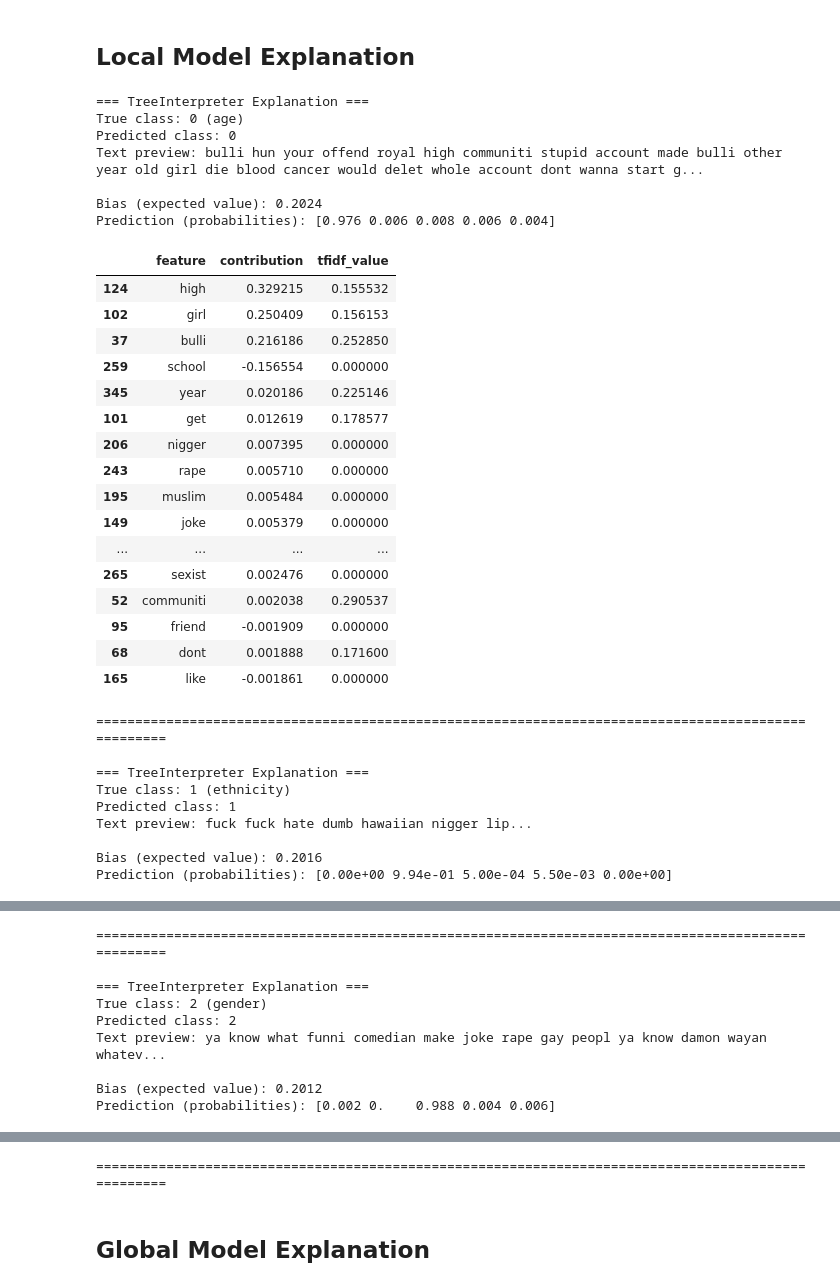
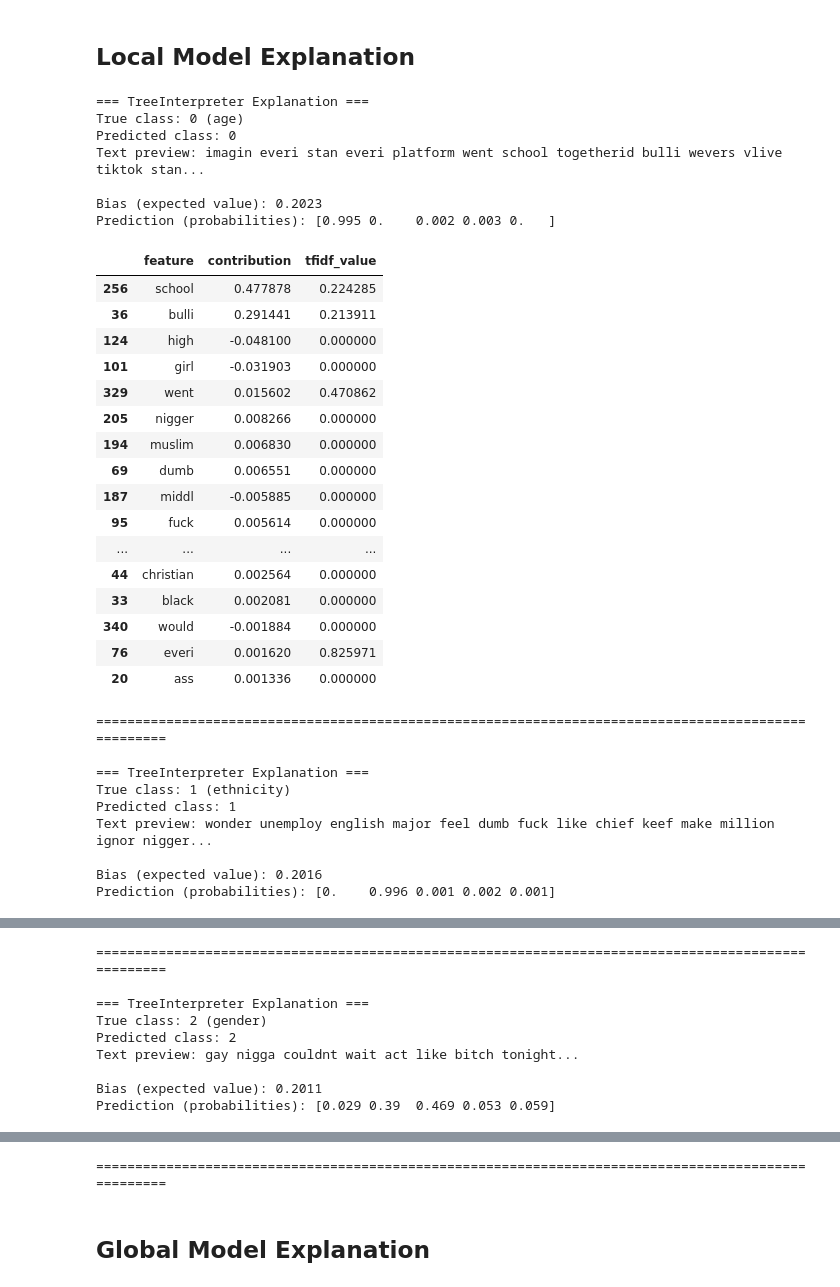
Before and after one commit to msegreto/CyberbullismDetection, a Jupyter notebook: notebook/7_ModelExplanation.ipynb, the cells around one changed output, grey strips where cells are left out. Cells and saved outputs as stored; diff of their text form; code cells hidden in the pictures.

```diff
--- a/notebook/7_ModelExplanation.ipynb
+++ b/notebook/7_ModelExplanation.ipynb
@@ -10,24 +10,23 @@ import random
 import matplotlib.pyplot as plt
 from treeinterpreter import treeinterpreter as ti
 from IPython.display import display
+import sys
+import os
+sys.path.append(os.path.abspath(os.path.join(os.getcwd(), '..')))
+from utils.text_preprocessing import preprocess_text
 
 df_train = pd.read_csv("../dataset/training_set.csv")
-X_text = df_train["text"]
-y_binary = df_train["multiclass_label"]
-
+df_train["text"] = df_train["text"].apply(preprocess_text)
 df_voc = df_train[df_train["multiclass_label"] != "not_cyberbullying"].copy()
-
 label2id = {label: idx for idx, label in enumerate(sorted(df_voc["multiclass_label"].unique()))}
 
 df_filtered = pd.read_csv("../dataset/true_positive.csv")
-
 df_filtered["label_id"] = df_filtered["multiclass_label"].map(label2id)
-X_text_pruned = df_filtered["text"]
+X_text = df_filtered["text"]
 y_multiclass = df_filtered["label_id"]
 
 tfidf_vectorizer = joblib.load("../model/tfidf_vocabulary_multiclass.pkl")
-
-X_test_tfidf = tfidf_vectorizer.transform(X_text_pruned)
+X_test_tfidf = tfidf_vectorizer.transform(X_text)
 
 file_name1 = f"../model/grid_search_multiclass/RandomForest_TF-IDF_multiclass.pkl"
 clf = joblib.load(file_name1)
@@ -113,12 +148,12 @@ pd.set_option("display.max_colwidth", None)
 pd.set_option("display.expand_frame_repr", False)
 
 df_correct_examples = pd.read_csv("../dataset/selected_explanable_example.csv")
-indices = df_correct_examples["original_index"].tolist()
 
-X_example_tfidf = X_test_tfidf[indices].toarray().astype("float32")
+# Trasforma direttamente i testi salvati nel CSV
+X_example_tfidf = tfidf_vectorizer.transform(df_correct_examples["text"]).toarray().astype("float32")
 feature_names = tfidf_vectorizer.get_feature_names_out()
 
-for i in range(len(indices)):
+for i in range(len(df_correct_examples)):
     label_id = df_correct_examples.loc[i, "label_id"]
     label_name = df_correct_examples.loc[i, "label_name"]
     text = df_correct_examples.loc[i, "text"]
@@ -127,59 +162,59 @@ for i in range(len(indices)):
 
     prediction, bias, contributions = ti.predict(rf_model, x)
     predicted_label_id = np.argmax(prediction)
 
     data = []
     for j in range(len(feature_names)):
         data.append({
             "feature": feature_names[j],
             "contribution": contributions[0][j][predicted_label_id],
             "tfidf_value": x[0][j]
         })
 
     df_interp = pd.DataFrame(data)
     df_interp_sorted = df_interp.reindex(df_interp.contribution.abs().sort_values(ascending=False).index)
 
     print(f"\n=== TreeInterpreter Explanation ===")
     print(f"True class: {label_id} ({label_name})")
     print(f"Predicted class: {predicted_label_id}")
     print(f"Text preview: {text[:150]}...\n")
     print(f"Bias (expected value): {bias[0][predicted_label_id]:.4f}")
     print(f"Prediction (probabilities): {prediction[0]}")
 
     display(df_interp_sorted.head(25))
     print("=" * 100)
 # %% [output]
 === TreeInterpreter Explanation ===
 True class: 0 (age)
 Predicted class: 0
-Text preview: bulli hun your offend royal high communiti stupid account made bulli other year old girl die blood cancer would delet whole account dont wanna start g...
+Text preview: imagin everi stan everi platform went school togetherid bulli wevers vlive tiktok stan...
 
-Bias (expected value): 0.2024
-Prediction (probabilities): [0.976 0.006 0.008 0.006 0.004]
+Bias (expected value): 0.2023
+Prediction (probabilities): [0.995 0.    0.002 0.003 0.   ]
 |  | feature | contribution | tfidf_value |
-| 124 | high | 0.329215 | 0.155532 |
-| 102 | girl | 0.250409 | 0.156153 |
-| 37 | bulli | 0.216186 | 0.252850 |
-| 259 | school | -0.156554 | 0.000000 |
-| 345 | year | 0.020186 | 0.225146 |
-| 101 | get | 0.012619 | 0.178577 |
-| 206 | nigger | 0.007395 | 0.000000 |
-| 243 | rape | 0.005710 | 0.000000 |
-| 195 | muslim | 0.005484 | 0.000000 |
-| 149 | joke | 0.005379 | 0.000000 |
+| 256 | school | 0.477878 | 0.224285 |
+| 36 | bulli | 0.291441 | 0.213911 |
+| 124 | high | -0.048100 | 0.000000 |
+| 101 | girl | -0.031903 | 0.000000 |
+| 329 | went | 0.015602 | 0.470862 |
+| 205 | nigger | 0.008266 | 0.000000 |
+| 194 | muslim | 0.006830 | 0.000000 |
+| 69 | dumb | 0.006551 | 0.000000 |
+| 187 | middl | -0.005885 | 0.000000 |
+| 95 | fuck | 0.005614 | 0.000000 |
 | ... | ... | ... | ... |
-| 265 | sexist | 0.002476 | 0.000000 |
-| 52 | communiti | 0.002038 | 0.290537 |
-| 95 | friend | -0.001909 | 0.000000 |
-| 68 | dont | 0.001888 | 0.171600 |
-| 165 | like | -0.001861 | 0.000000 |
+| 44 | christian | 0.002564 | 0.000000 |
+| 33 | black | 0.002081 | 0.000000 |
+| 340 | would | -0.001884 | 0.000000 |
+| 76 | everi | 0.001620 | 0.825971 |
+| 20 | ass | 0.001336 | 0.000000 |
 ====================================================================================================
 
 === TreeInterpreter Explanation ===
 True class: 1 (ethnicity)
 Predicted class: 1
-Text preview: fuck fuck hate dumb hawaiian nigger lip...
+Text preview: wonder unemploy english major feel dumb fuck like chief keef make million ignor nigger...
 
 Bias (expected value): 0.2016
-Prediction (probabilities): [0.00e+00 9.94e-01 5.00e-04 5.50e-03 0.00e+00]
+Prediction (probabilities): [0.    0.996 0.001 0.002 0.001]
 |  | feature | contribution | tfidf_value |
@@ -204,8 +239,8 @@ Prediction (probabilities): [0.00e+00 9.94e-01 5.00e-04 5.50e-03 0.00e+00]
 === TreeInterpreter Explanation ===
 True class: 2 (gender)
 Predicted class: 2
-Text preview: ya know what funni comedian make joke rape gay peopl ya know damon wayan whatev...
+Text preview: gay nigga couldnt wait act like bitch tonight...
 
-Bias (expected value): 0.2012
-Prediction (probabilities): [0.002 0.    0.988 0.004 0.006]
+Bias (expected value): 0.2011
+Prediction (probabilities): [0.029 0.39  0.469 0.053 0.059]
 |  | feature | contribution | tfidf_value |
```
Also changed, not shown: parts of 4 cells of this notebook, 19 other files.
